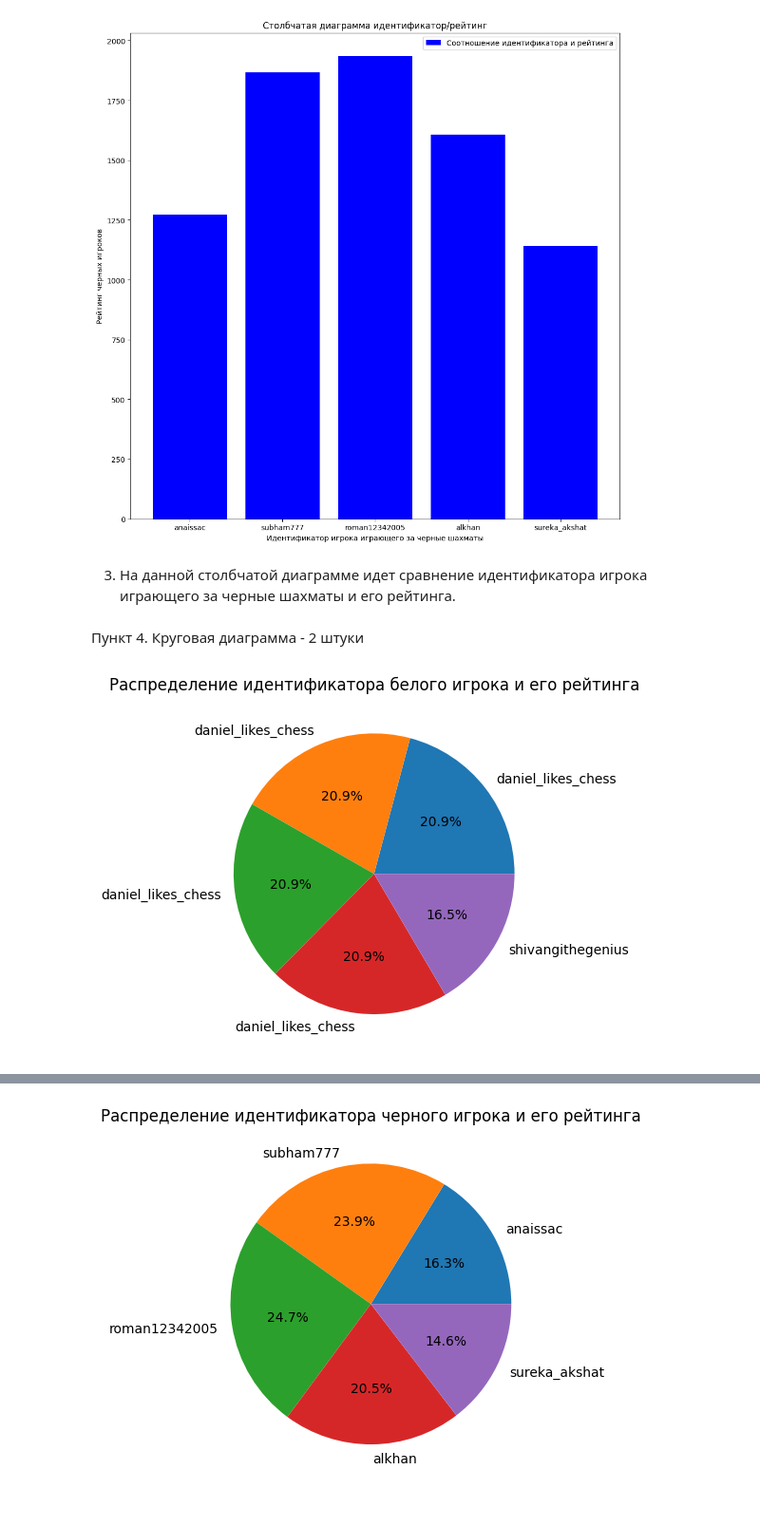
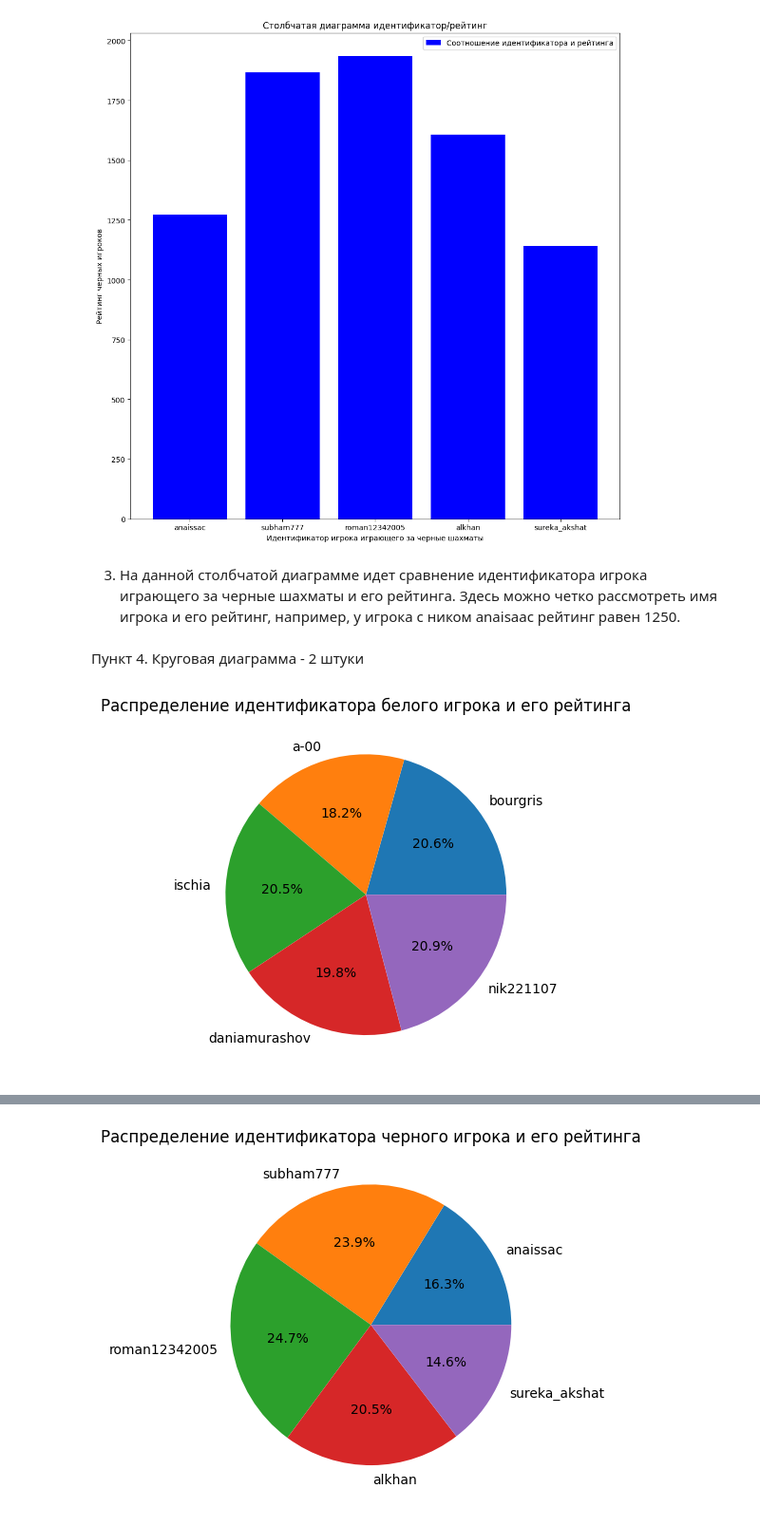
Before and after one commit to Elizavetalii/chess_graf, a Jupyter notebook: Шахматы/Графики.ipynb, the cells around one changed output, grey strips where cells are left out. Shown at 95% size. Cells and saved outputs as stored; diff of their text form; code cells hidden in the pictures.

```diff
--- a/Шахматы/Графики.ipynb
+++ b/Шахматы/Графики.ipynb
@@ -114,15 +114,15 @@ plt.show()
 # %% [output]
 [figure]
 # %% [markdown]
-3. На данной столбчатой диаграмме идет сравнение идентификатора игрока играющего за черные шахматы и его рейтинга.
+3. На данной столбчатой диаграмме идет сравнение идентификатора игрока играющего за черные шахматы и его рейтинга. Здесь можно четко рассмотреть имя игрока и его рейтинг, например, у игрока с ником anaisaac рейтинг равен 1250.
 # %% [markdown]
 Пункт 4. Круговая диаграмма - 2 штуки
 # %%
-vals = games["white_rating"][10:15]
-labels = games["white_id"][10:15]
+vals = games["white_rating"].head()
+labels = games["white_id"].head()
 plt.pie(vals, labels = labels, autopct ='%1.1f%%')
 plt.title("Распределение идентификатора белого игрока и его рейтинга")
 plt.show()
 # %% [output]
-[figure, old version]
+[figure, new version]
 # %% [markdown]
```
Also changed, not shown: parts of 17 cells of this notebook.
